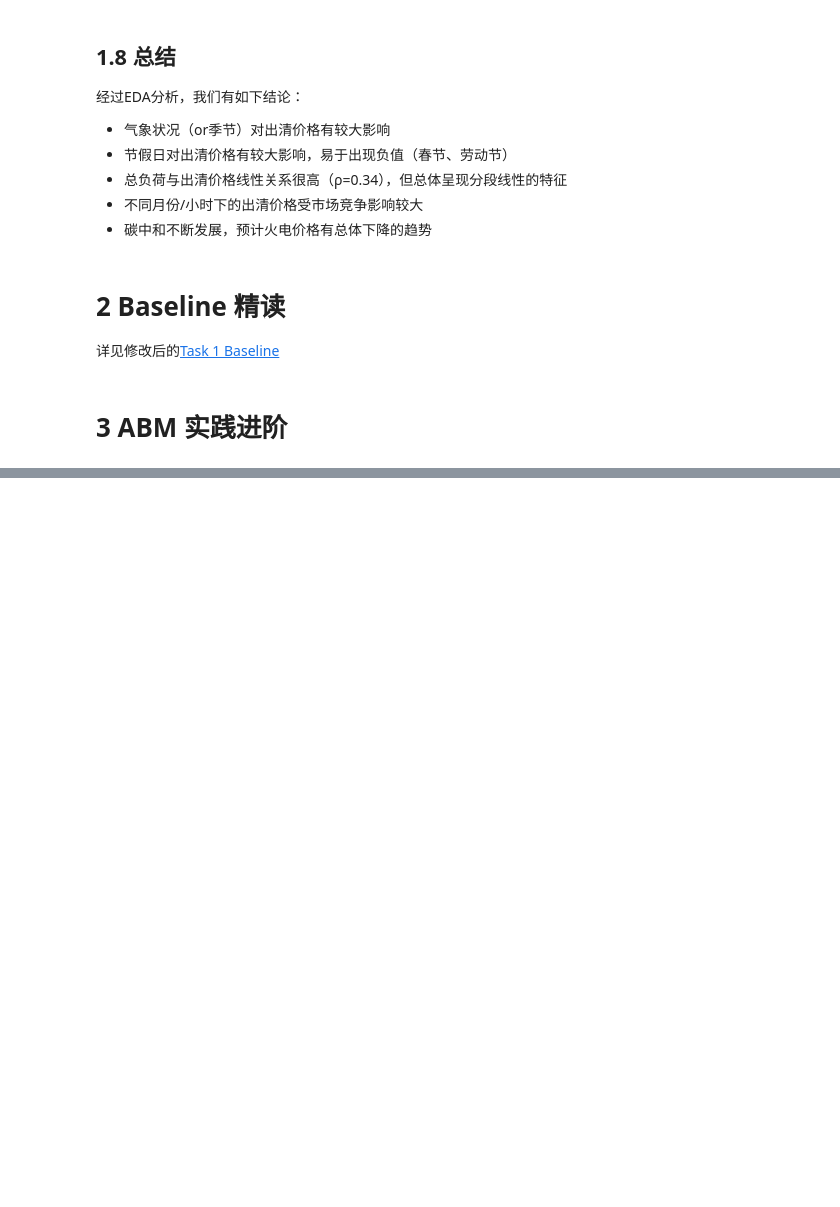
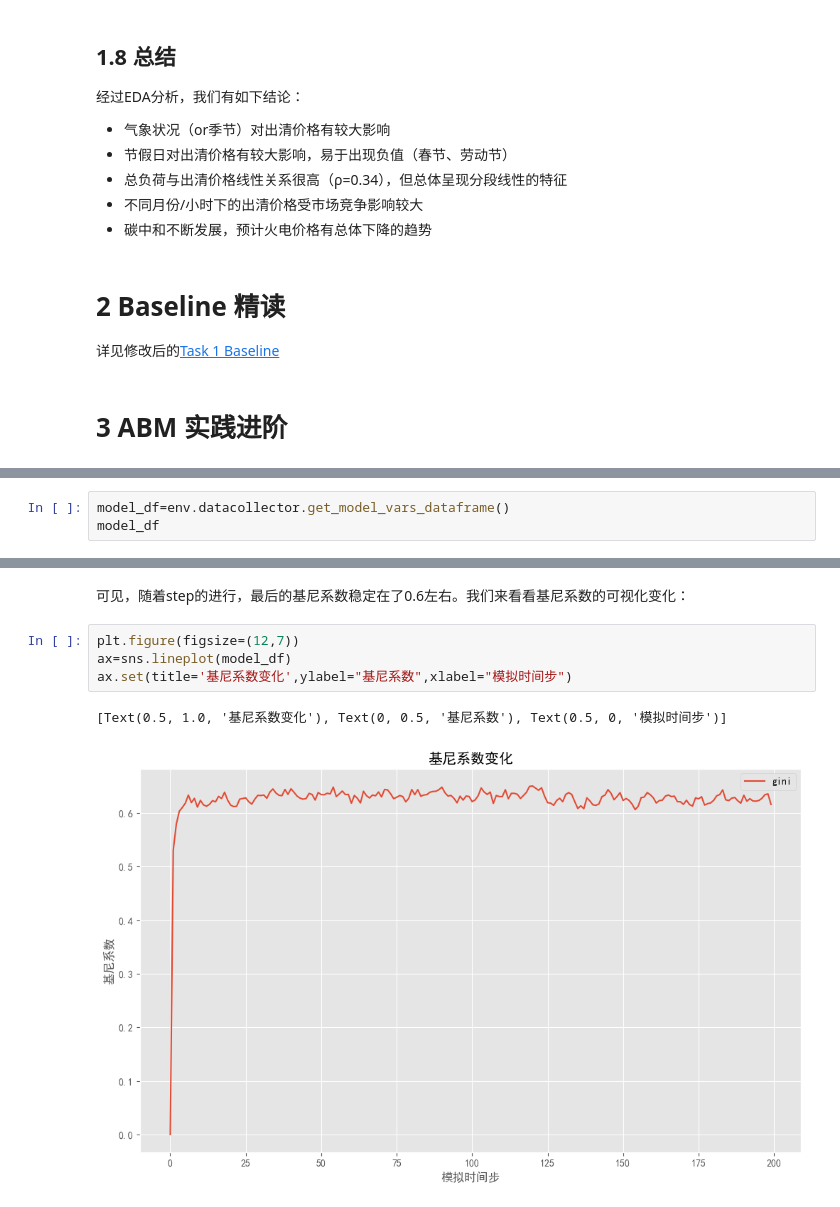
Before and after one commit to 1517005260/ai-learning, a Jupyter notebook: DataWhale Summer Campus/2024-03/Task2/notes.ipynb, the cells around one changed output, grey strips where cells are left out. Cells and saved outputs as stored; diff of their text form; blank space fills up the shorter version.

```diff
--- a/DataWhale Summer Campus/2024-03/Task2/notes.ipynb
+++ b/DataWhale Summer Campus/2024-03/Task2/notes.ipynb
@@ -583,0 +711,3 @@ sns.regplot(
+# %%
+model_df=env.datacollector.get_model_vars_dataframe()
+model_df
@@ -583,0 +728,9 @@ sns.regplot(
+# %% [markdown]
+可见，随着step的进行，最后的基尼系数稳定在了0.6左右。我们来看看基尼系数的可视化变化：
+# %%
+plt.figure(figsize=(12,7))
+ax=sns.lineplot(model_df)
+ax.set(title='基尼系数变化',ylabel="基尼系数",xlabel="模拟时间步")
+# %% [output]
+[Text(0.5, 1.0, '基尼系数变化'), Text(0, 0.5, '基尼系数'), Text(0.5, 0, '模拟时间步')]
+[figure, added]
```
Also changed, not shown: parts of 20 cells of this notebook, 2 other files.
